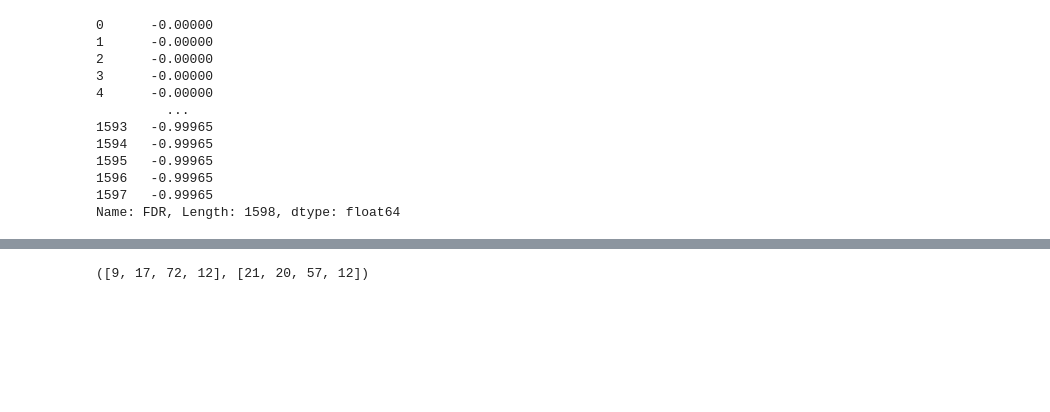
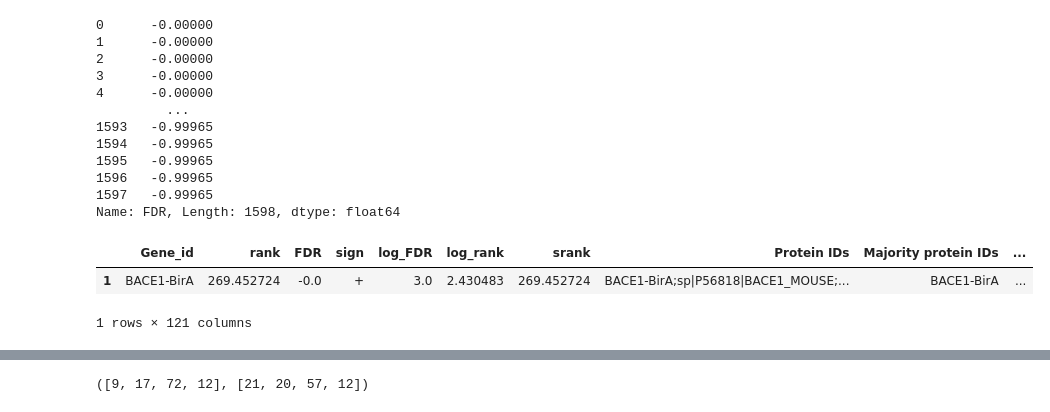
Before and after one commit to mtinti/BACE1_pulldown, a Jupyter notebook: analysis_def.ipynb, the cells around one changed output, grey strips where cells are left out. Cells and saved outputs as stored; diff of their text form; code cells hidden in the pictures; blank space fills up the shorter version.

```diff
--- a/analysis_def.ipynb
+++ b/analysis_def.ipynb
@@ -338,3 +338,19 @@ res_24['FDR']
 1596   -0.99965
 1597   -0.99965
 Name: FDR, Length: 1598, dtype: float64
+# %%
+main_ids = ['sp|Q80UU9|PGRC2_MOUSE', 'sp|Q9CQW1|YKT6_MOUSE',
+ 'sp|P63024|VAMP3_MOUSE', 'sp|P49817|CAV1_MOUSE',
+ 'sp|Q9CQW9|IFM3_MOUSE','BACE1-BirA']
+
+green_24 = ['tr|A0A0J9YTY0|A0A0J9YTY0_MOUSE', 'tr|A0A0R4J1G9|A0A0R4J1G9_MOUSE']
+
+green_48 =  ['sp|O54724|CAVN1_MOUSE', 'sp|P18572|BASI_MOUSE', 'sp|Q811D0|DLG1_MOUSE']
+
+
+res_24[res_24['Gene_id'].str.contains('BACE1')]
+res_24[res_24['Gene_id'].isin(['BACE1-BirA'])]
+# %% [output]
+|  | Gene_id | rank | FDR | sign | log_FDR | log_rank | srank | Protein IDs | Majority protein IDs | ... |
+| 1 | BACE1-BirA | 269.452724 | -0.0 | + | 3.0 | 2.430483 | 269.452724 | BACE1-BirA;sp|P56818|BACE1_MOUSE;... | BACE1-BirA | ... |
+1 rows × 121 columns
```
Also changed, not shown: parts of 7 cells of this notebook, 1 other file.
